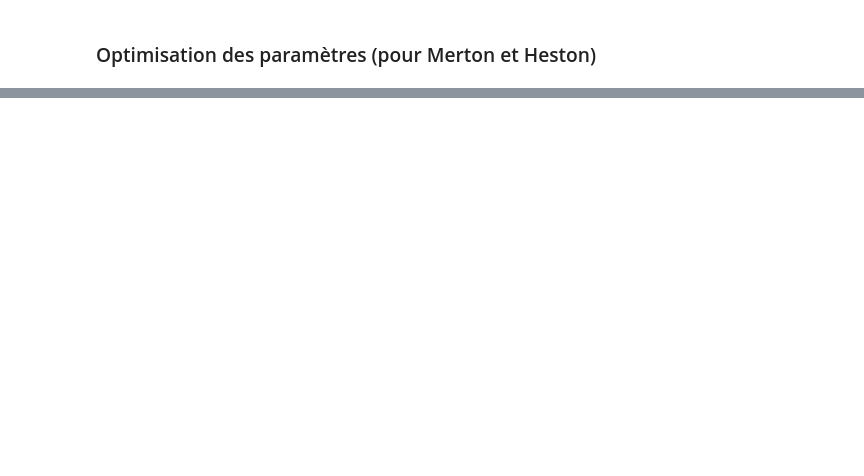
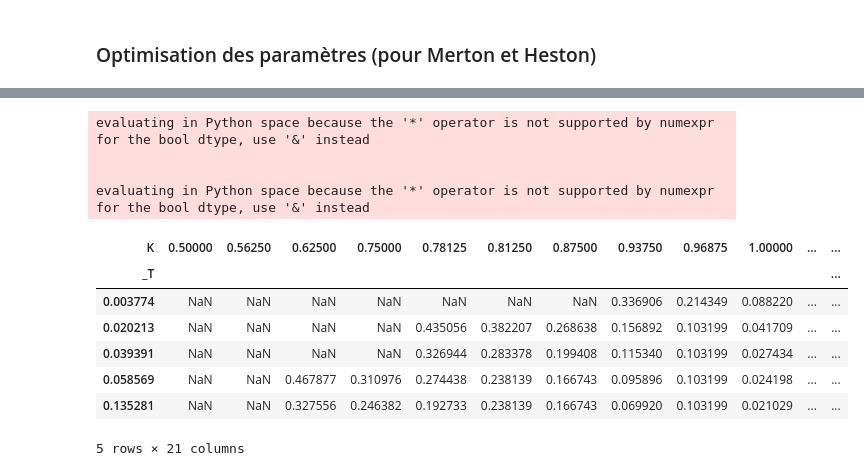
Before and after one commit to Rxzh/deribit_scraping, a Jupyter notebook: after_split_main-Copy1.ipynb, the cells around one changed output, grey strips where cells are left out. Cells and saved outputs as stored; diff of their text form; code cells hidden in the pictures; blank space fills up the shorter version.

```diff
--- a/after_split_main-Copy1.ipynb
+++ b/after_split_main-Copy1.ipynb
@@ -207,0 +267,23 @@ heston + sauts
+# %%
+new_df = BS.df.copy()
+new_df['K'] = new_df['K']/32000
+# %%
+new_df = new_df[(new_df._T >= 0.003)*(.0<new_df.K)*(new_df.K < 1.6)][['K', '_T', 'L_VOL']]
+# %% [output]
+evaluating in Python space because the '*' operator is not supported by numexpr for the bool dtype, use '&' instead
+
+
+evaluating in Python space because the '*' operator is not supported by numexpr for the bool dtype, use '&' instead
+# %%
+new_df = new_df.pivot(index = '_T',columns='K', values='L_VOL')
+new_df.interpolate(inplace=True)
+new_df.head()
+# %% [output]
+| K | 0.50000 | 0.56250 | 0.62500 | 0.75000 | 0.78125 | 0.81250 | 0.87500 | 0.93750 | 0.96875 | 1.00000 | ... | ... |
+| _T |  |  |  |  |  |  |  |  |  |  |  | ... |
+| 0.003774 | NaN | NaN | NaN | NaN | NaN | NaN | NaN | 0.336906 | 0.214349 | 0.088220 | ... | ... |
+| 0.020213 | NaN | NaN | NaN | NaN | 0.435056 | 0.382207 | 0.268638 | 0.156892 | 0.103199 | 0.041709 | ... | ... |
+| 0.039391 | NaN | NaN | NaN | NaN | 0.326944 | 0.283378 | 0.199408 | 0.115340 | 0.103199 | 0.027434 | ... | ... |
+| 0.058569 | NaN | NaN | 0.467877 | 0.310976 | 0.274438 | 0.238139 | 0.166743 | 0.095896 | 0.103199 | 0.024198 | ... | ... |
+| 0.135281 | NaN | NaN | 0.327556 | 0.246382 | 0.192733 | 0.238139 | 0.166743 | 0.069920 | 0.103199 | 0.021029 | ... | ... |
+5 rows × 21 columns
```
Also changed, not shown: parts of 14 cells of this notebook, 25 other files.
